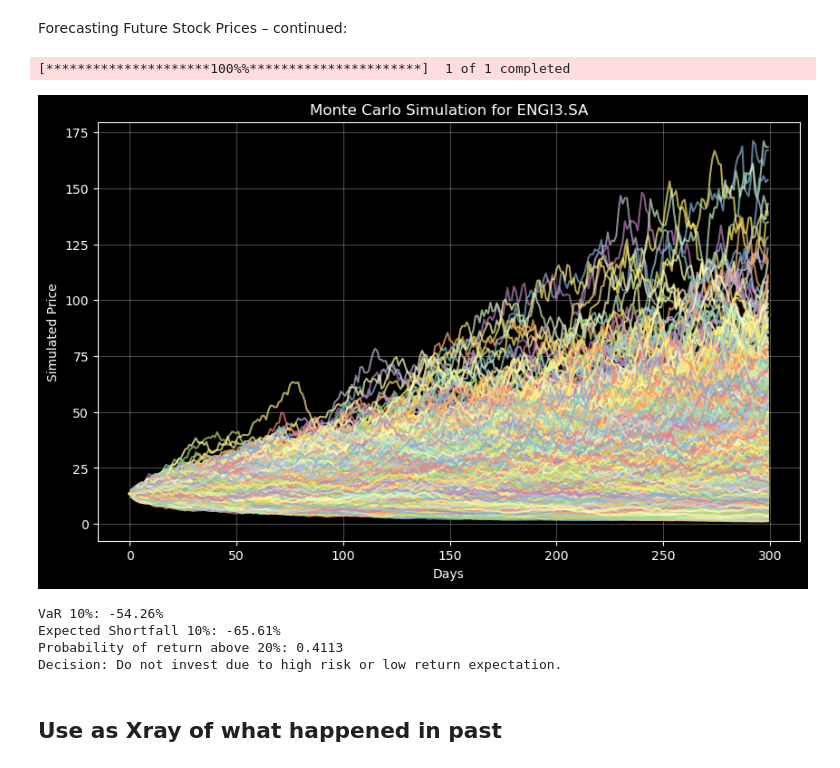
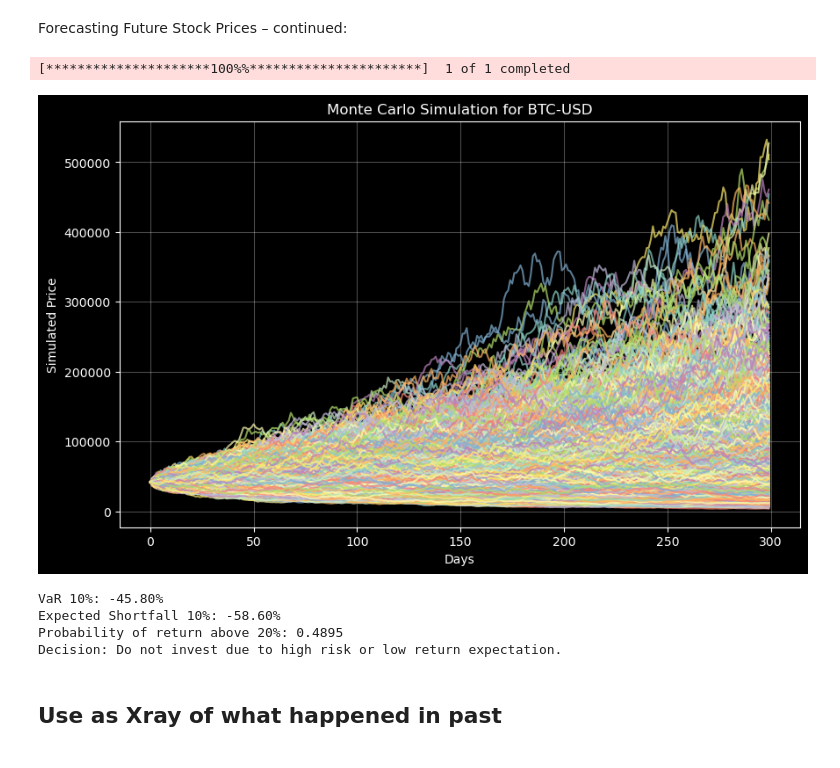
Before and after one commit to OtavioDaflonC/FinDash, a Jupyter notebook: src/notebooks/monte_carloandetc.ipynb, the cells around one changed output. Cells and saved outputs as stored; diff of their text form; code cells hidden in the pictures.

```diff
--- a/src/notebooks/monte_carloandetc.ipynb
+++ b/src/notebooks/monte_carloandetc.ipynb
@@ -15,9 +15,9 @@ import matplotlib.pyplot as plt
 plt.style.use('dark_background')
 
 
-ticker = 'ENGI3.SA'
-start_date = "2015-01-01"
-end_date = "2023-01-01"
+ticker = 'BTC-USD'
+start_date = "2020-01-01"
+end_date = "2024-01-01"
 
 
 data = yf.download(ticker, start=start_date, end=end_date)
@@ -97,37 +97,37 @@ confidence_level = 0.1
 var_5 = np.percentile(returns, confidence_level * 100)
 
 es_5 = returns[returns <= var_5].mean()
 
 print(f"VaR 10%: {var_5:.2f}%")  # Maximum expected loss
 print(f"Expected Shortfall 10%: {es_5:.2f}%")  # Average expected loss
 
 # Decision based on the probability of return above threshold
 threshold = 20  # %
 prob_positive = (returns > threshold).mean()
 print(f"Probability of return above {threshold}%:", prob_positive)
 if prob_positive > 0.6:  # 60% chance of return above the limit
     print("Decision: Invest based on Monte Carlo analysis.")
 else:
     print("Decision: Do not invest due to high risk or low return expectation.")
 
 # Answer the question at each point: "What is the probability that the final return will be less than or equal to X%?"
 hist_df['Cumulative Probability'] = hist_df['Probability'].cumsum() / hist_df['Probability'].sum()
 
 fig = px.line(
     hist_df,
     x='Final Return (%)',
     y='Cumulative Probability',
     title="Cumulative Probability of Final Returns",
     labels={'Final Return (%)': 'Final Return (%)', 'Cumulative Probability': 'Cumulative Probability'},
     template="plotly_dark"
 )
 fig.show()
 # %% [output]
 [*********************100%%**********************]  1 of 1 completed
-[figure, old version]
+[figure, new version]
-VaR 10%: -54.26%
-Expected Shortfall 10%: -65.61%
-Probability of return above 20%: 0.4113
+VaR 10%: -45.80%
+Expected Shortfall 10%: -58.60%
+Probability of return above 20%: 0.4895
 Decision: Do not invest due to high risk or low return expectation.
 # %% [markdown]
 ## Use as Xray of what happened in past
```
Also changed, not shown: parts of 1 cell of this notebook.
